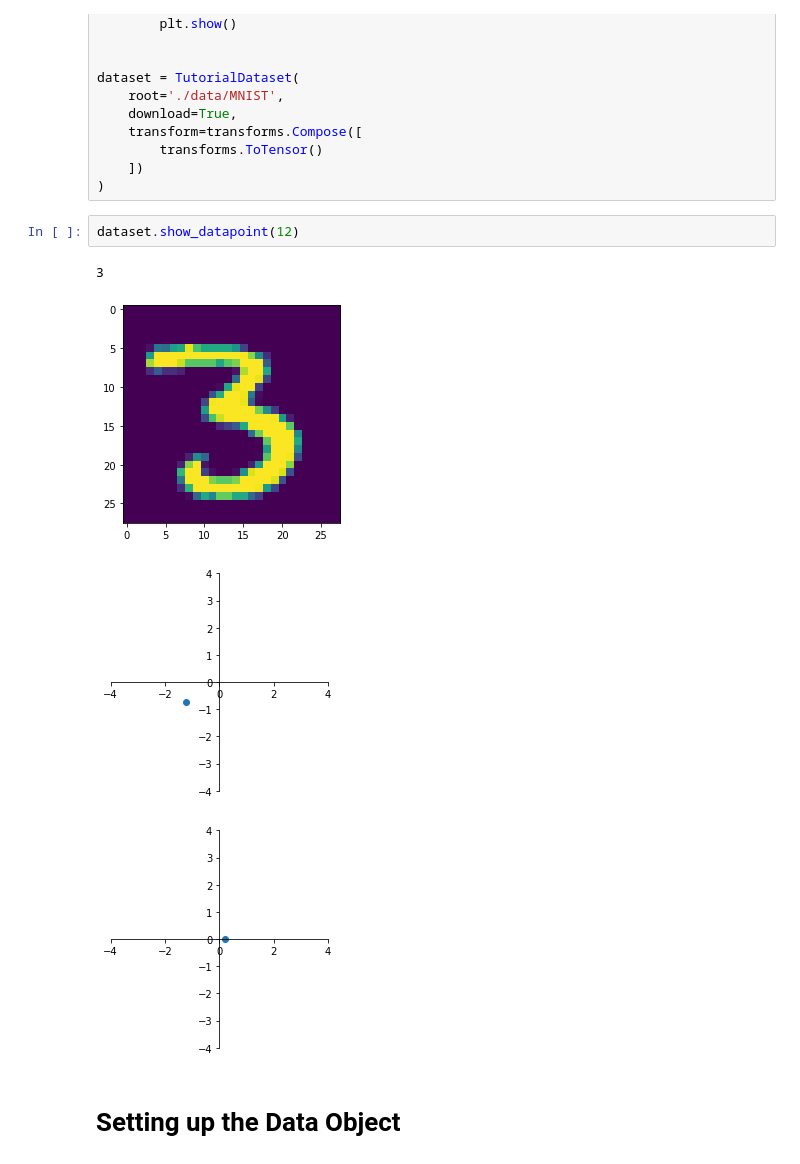
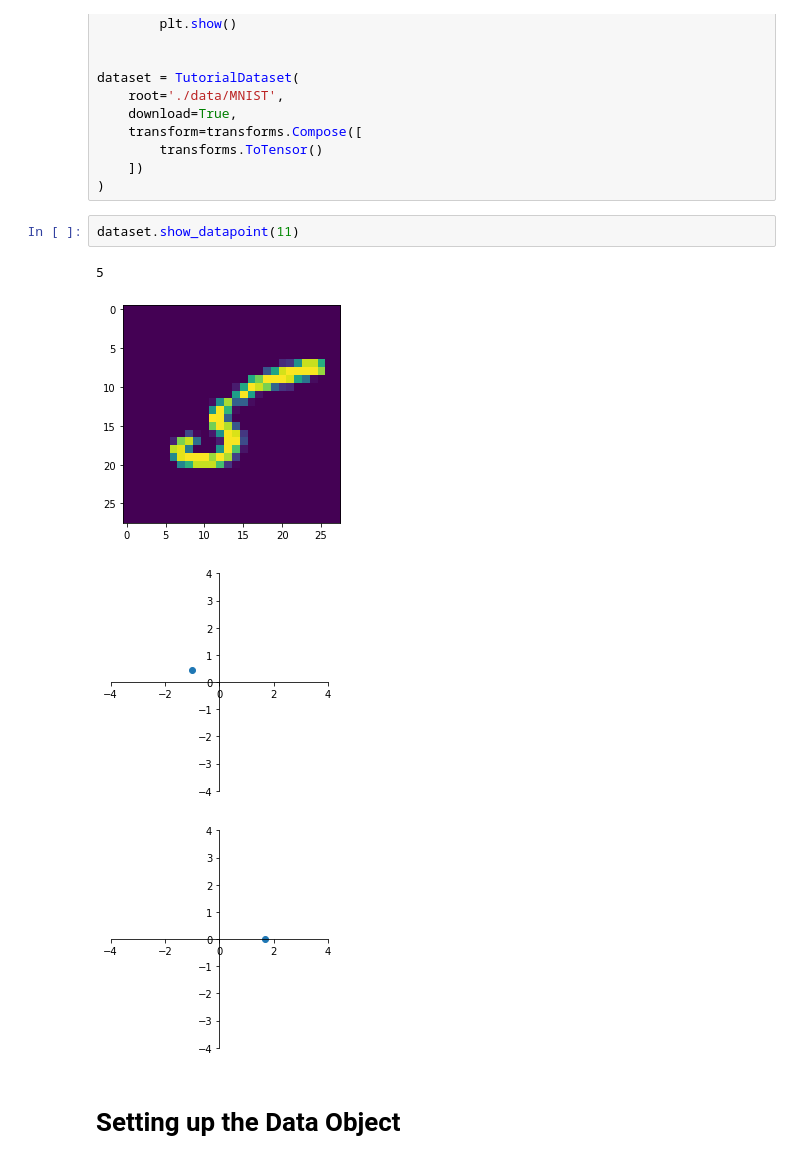
Before and after one commit to Genentech/data-detective, a Jupyter notebook: Tutorial.ipynb, the cells around one changed output. Drawn from its saved outputs; the diff is of its cells as text.

```diff
--- a/Tutorial.ipynb
+++ b/Tutorial.ipynb
@@ -160,12 +160,12 @@ dataset = TutorialDataset(
     ])
 )
 # %%
-dataset.show_datapoint(12)
+dataset.show_datapoint(11)
 # %% [output]
-3
+5
-[figure, old version]
+[figure, new version]
-[figure, old version]
+[figure, new version]
-[figure, old version]
+[figure, new version]
 # %% [markdown]
 # Setting up the Data Object
 # %% [markdown]
```
Also changed, not shown: parts of 3 cells of this notebook, 24 other files.
